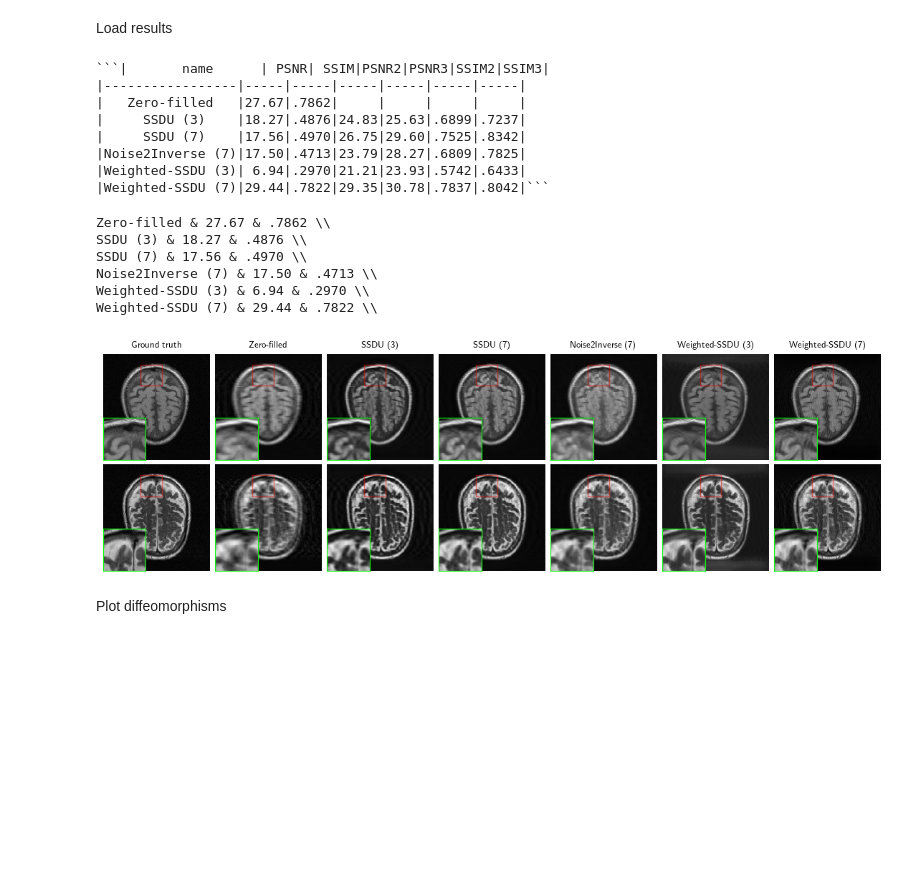
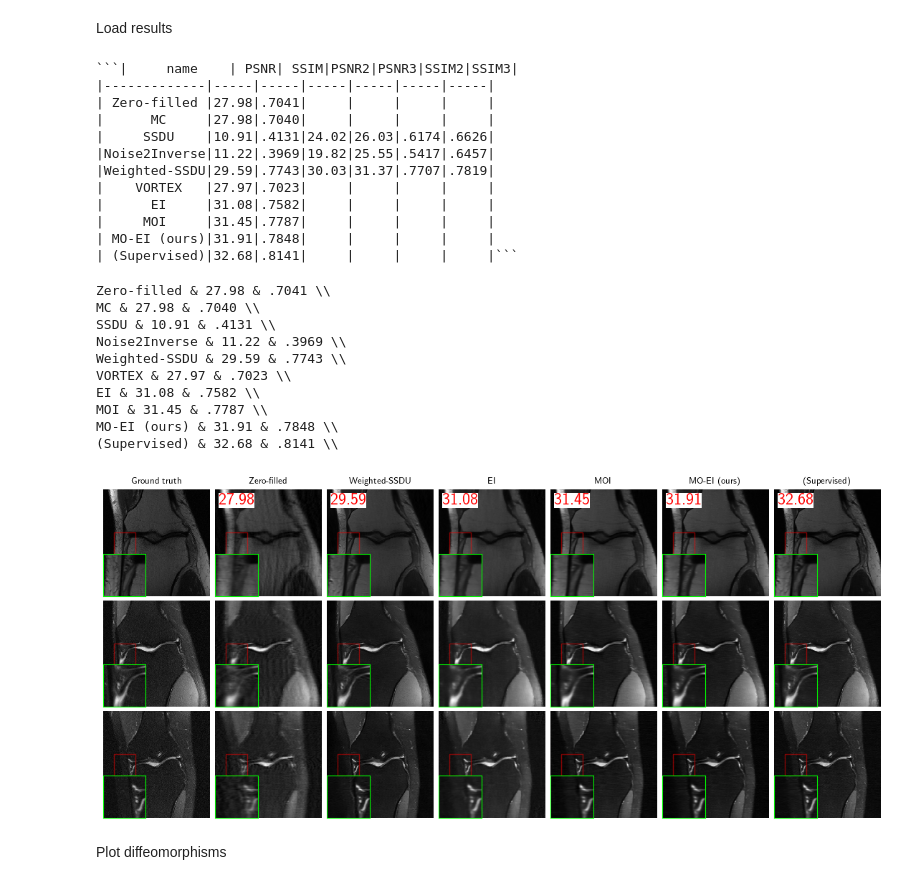
Before and after one commit to Andrewwango/deepinv-selfsup-fastmri, a Jupyter notebook: paper_results.ipynb, the cells around one changed output. Cells and saved outputs as stored; diff of their text form; code cells hidden in the pictures; blank space fills up the shorter version.

Commit message:
latest results

````diff
--- a/paper_results.ipynb
+++ b/paper_results.ipynb
@@ -74,7 +74,7 @@ ids = eval(f"ids_{chosen}")
 Load results
 # %%
 filter_results = ("temp",)
-filter_sample = ("MC", "Noise2Inverse", "EI (diffeo)", "MO-EI (rotate)", "VORTEX", "Adversarial", "UAIR")#, "Weighted-SSDU")
+filter_sample = ("MC", "Noise2Inverse", "EI (diffeo)", "MO-EI (rotate)", "VORTEX", "Adversarial", "UAIR", "SSDU")
 # %%
 results = {}
 for title, id in ids.items():
@@ -99,24 +99,32 @@ table += [
 ]
 print(markdown_table(table).set_params(row_sep="markdown").get_markdown())
 # %% [output]
-```|       name      | PSNR| SSIM|PSNR2|PSNR3|SSIM2|SSIM3|
-|-----------------|-----|-----|-----|-----|-----|-----|
-|   Zero-filled   |27.67|.7862|     |     |     |     |
-|     SSDU (3)    |18.27|.4876|24.83|25.63|.6899|.7237|
-|     SSDU (7)    |17.56|.4970|26.75|29.60|.7525|.8342|
-|Noise2Inverse (7)|17.50|.4713|23.79|28.27|.6809|.7825|
-|Weighted-SSDU (3)| 6.94|.2970|21.21|23.93|.5742|.6433|
-|Weighted-SSDU (7)|29.44|.7822|29.35|30.78|.7837|.8042|```
+```|     name    | PSNR| SSIM|PSNR2|PSNR3|SSIM2|SSIM3|
+|-------------|-----|-----|-----|-----|-----|-----|
+| Zero-filled |27.98|.7041|     |     |     |     |
+|      MC     |27.98|.7040|     |     |     |     |
+|     SSDU    |10.91|.4131|24.02|26.03|.6174|.6626|
+|Noise2Inverse|11.22|.3969|19.82|25.55|.5417|.6457|
+|Weighted-SSDU|29.59|.7743|30.03|31.37|.7707|.7819|
+|    VORTEX   |27.97|.7023|     |     |     |     |
+|      EI     |31.08|.7582|     |     |     |     |
+|     MOI     |31.45|.7787|     |     |     |     |
+| MO-EI (ours)|31.91|.7848|     |     |     |     |
+| (Supervised)|32.68|.8141|     |     |     |     |```
 # %%
 for m in table:
     print(rf'{m["name"]} & {m["PSNR"]} & {m["SSIM"]} \\')
 # %% [output]
-Zero-filled & 27.67 & .7862 \\
-SSDU (3) & 18.27 & .4876 \\
-SSDU (7) & 17.56 & .4970 \\
-Noise2Inverse (7) & 17.50 & .4713 \\
-Weighted-SSDU (3) & 6.94 & .2970 \\
-Weighted-SSDU (7) & 29.44 & .7822 \\
+Zero-filled & 27.98 & .7041 \\
+MC & 27.98 & .7040 \\
+SSDU & 10.91 & .4131 \\
+Noise2Inverse & 11.22 & .3969 \\
+Weighted-SSDU & 29.59 & .7743 \\
+VORTEX & 27.97 & .7023 \\
+EI & 31.08 & .7582 \\
+MOI & 31.45 & .7787 \\
+MO-EI (ours) & 31.91 & .7848 \\
+(Supervised) & 32.68 & .8141 \\
 # %%
 for r in results.values():
     if "sample" in r and "x" in r["sample"]:
@@ -130,17 +138,17 @@ plot_dict = {
 } | {
     k: from_numpy(results[k]["sample"]["x_hat"]) for k in results if k not in filter_sample + filter_results
 }
-labels = []#["", repr(list(results.values())[0]["PSNR no learning"], 2)] + [repr(results[k]["PSNR"], 2) for k in results if k not in filter_sample + filter_results]
+labels = ["", repr(list(results.values())[0]["PSNR no learning"], 2)] + [repr(results[k]["PSNR"], 2) for k in results if k not in filter_sample + filter_results]
 #plot(plot_dict, save_fn=f"models/paper/results_{chosen}.png", dpi=1200)
 # %%
-s =  [5, 19]#brain_ssdu [2, 5, 19]#brain [0,2]#brkn_trans [0, 2, 5]#knee
+s = [0, 2, 5]#knee [5, 19]#brain_ssdu  [2, 5, 19]#brain [0,2]#brkn_trans
 plot_inset([preprocess_img(i)[s] for i in plot_dict.values()], titles=list(plot_dict.keys()), dpi=600, save_fn=f"models/paper/results_{chosen}.png", labels=labels,
-    #extract_loc=(0.1, 0.4), inset_loc=(0, 0.6) #knee
-    extract_loc=(0.35, 0.1), inset_loc=(0, 0.6) #brain
+    extract_loc=(0.1, 0.4), inset_loc=(0, 0.6) #knee
+    #extract_loc=(0.35, 0.1), inset_loc=(0, 0.6) #brain
     #extract_loc=(0.4, 0.45), inset_loc=(0, 0.6) #brkn_trans
 )
 # %% [output]
-[figure, old version]
+[figure, new version]
 # %% [markdown]
 Plot diffeomorphisms
 # %%
````
Also changed, not shown: parts of 1 cell of this notebook.
